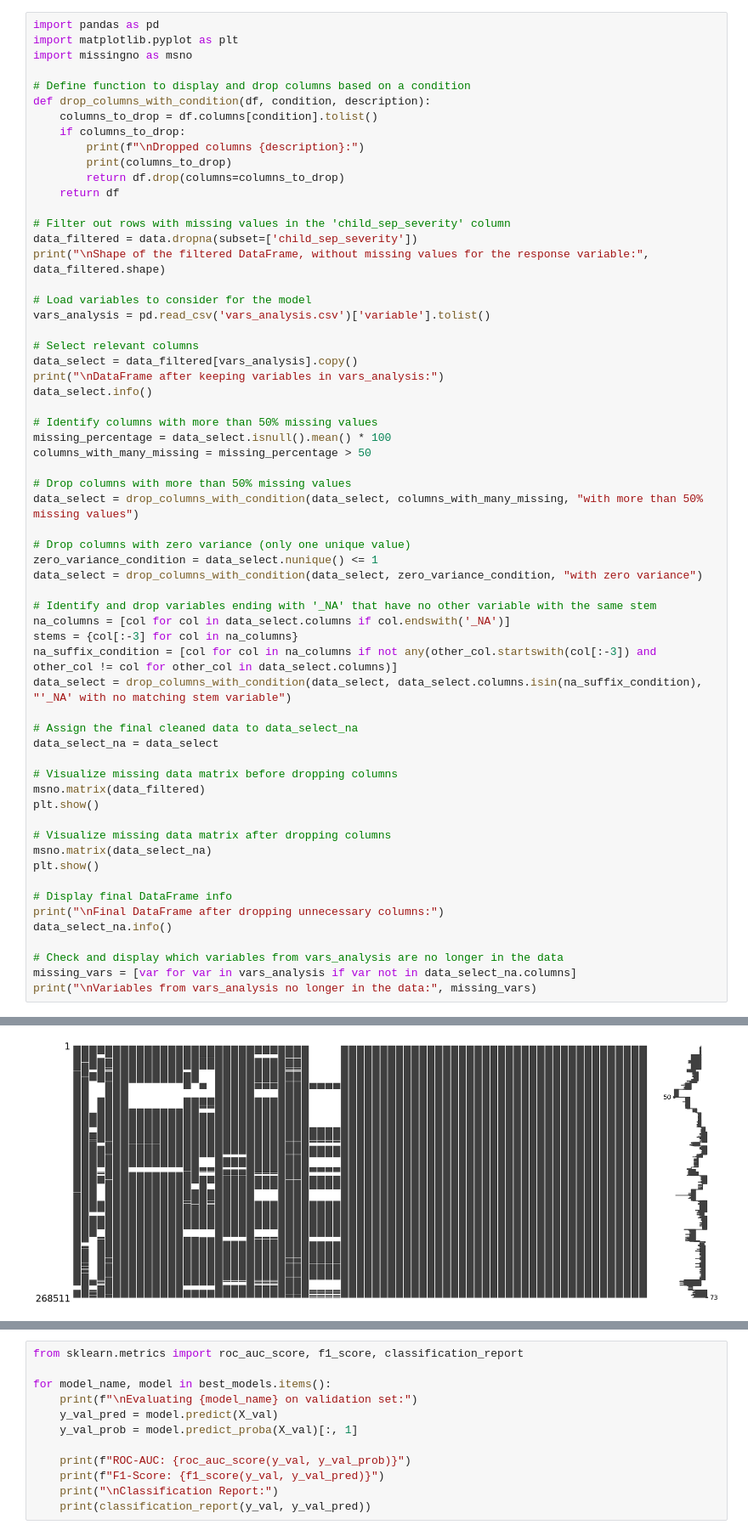
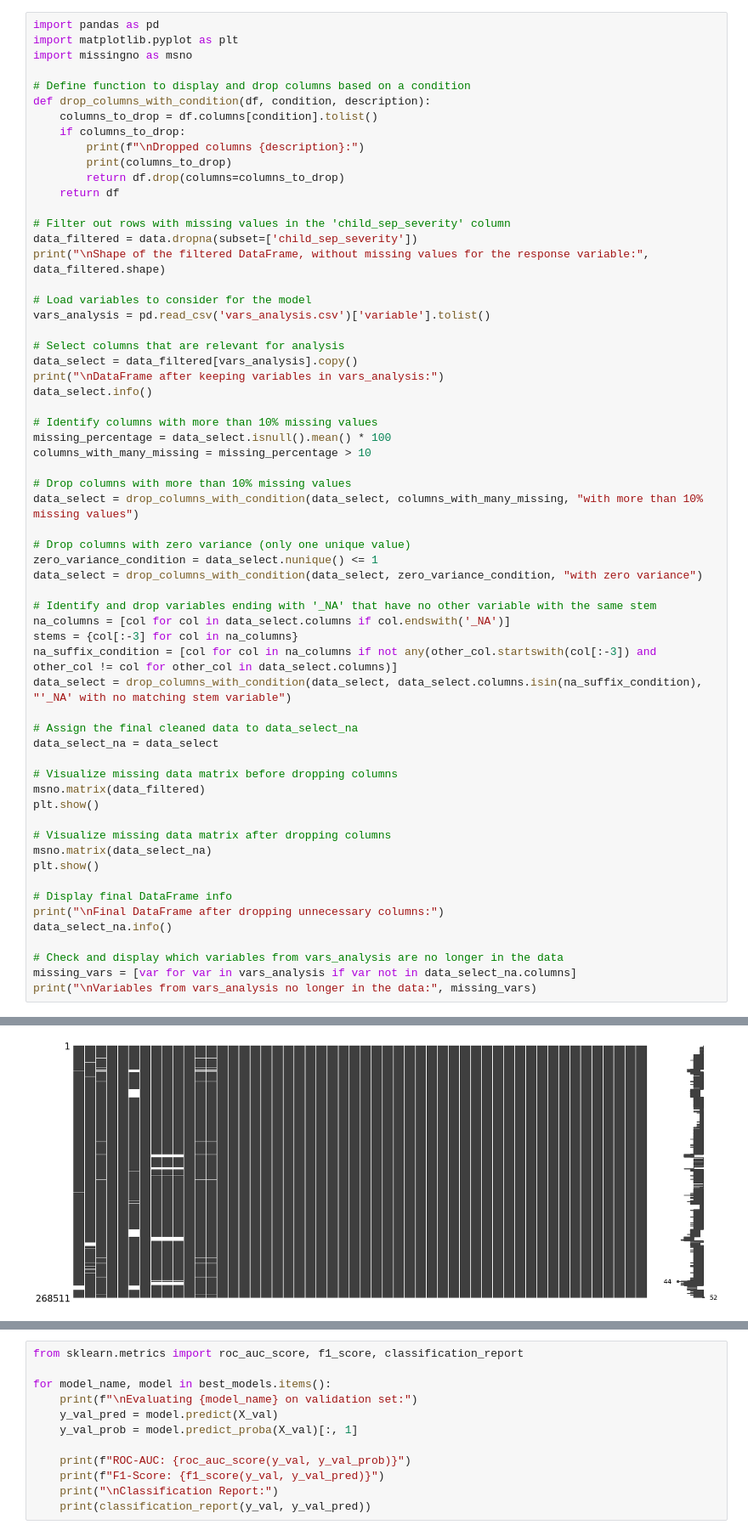
Before and after one commit to jprlink/child_sep_ml, a Jupyter notebook: child_sep_ml.ipynb, the cells around one changed output, grey strips where cells are left out. Shown at 85% size. Drawn from its saved outputs; the diff is of its cells as text.

```diff
--- a/child_sep_ml.ipynb
+++ b/child_sep_ml.ipynb
@@ -63,17 +63,17 @@ print("\nShape of the filtered DataFrame, without missing values for the respons
 # Load variables to consider for the model
 vars_analysis = pd.read_csv('vars_analysis.csv')['variable'].tolist()
 
-# Select relevant columns
+# Select columns that are relevant for analysis
 data_select = data_filtered[vars_analysis].copy()
 print("\nDataFrame after keeping variables in vars_analysis:")
 data_select.info()
 
-# Identify columns with more than 50% missing values
+# Identify columns with more than 10% missing values
 missing_percentage = data_select.isnull().mean() * 100
-columns_with_many_missing = missing_percentage > 50
+columns_with_many_missing = missing_percentage > 10
 
-# Drop columns with more than 50% missing values
-data_select = drop_columns_with_condition(data_select, columns_with_many_missing, "with more than 50% missing values")
+# Drop columns with more than 10% missing values
+data_select = drop_columns_with_condition(data_select, columns_with_many_missing, "with more than 10% missing values")
 
 # Drop columns with zero variance (only one unique value)
 zero_variance_condition = data_select.nunique() <= 1
@@ -124,5 +124,5 @@ Dropped columns '_NA' with no matching stem variable:
 [figure]
-[figure, old version]
+[figure, new version]
 Final DataFrame after dropping unnecessary columns:
 <class 'pandas.core.frame.DataFrame'>
 Index: 268511 entries, 0 to 329442
```
Also changed, not shown: parts of 40 cells of this notebook.
